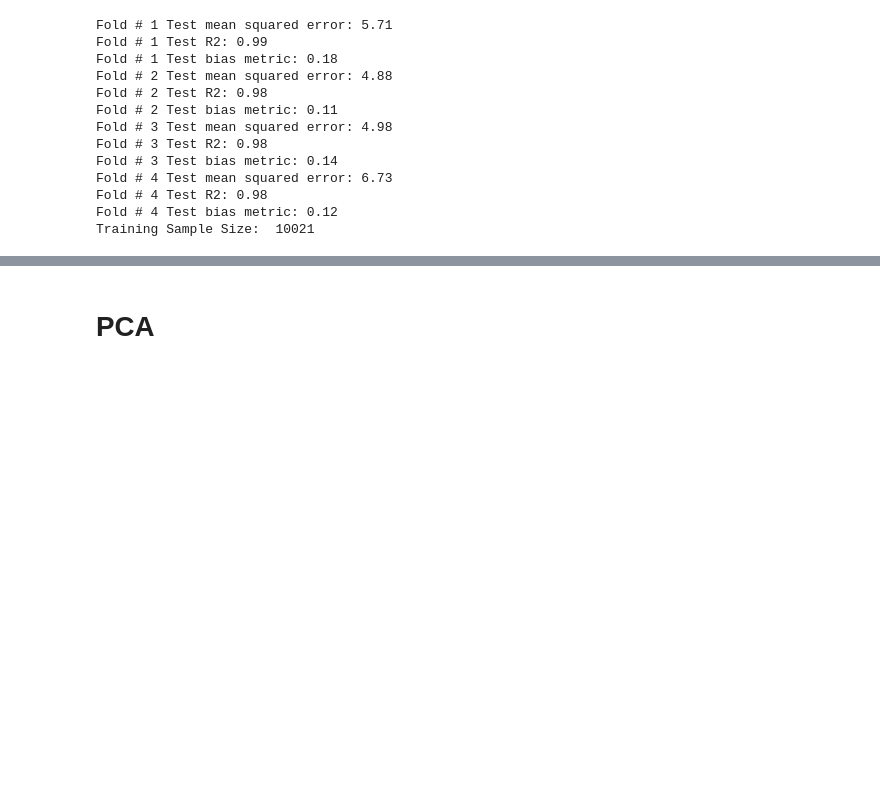
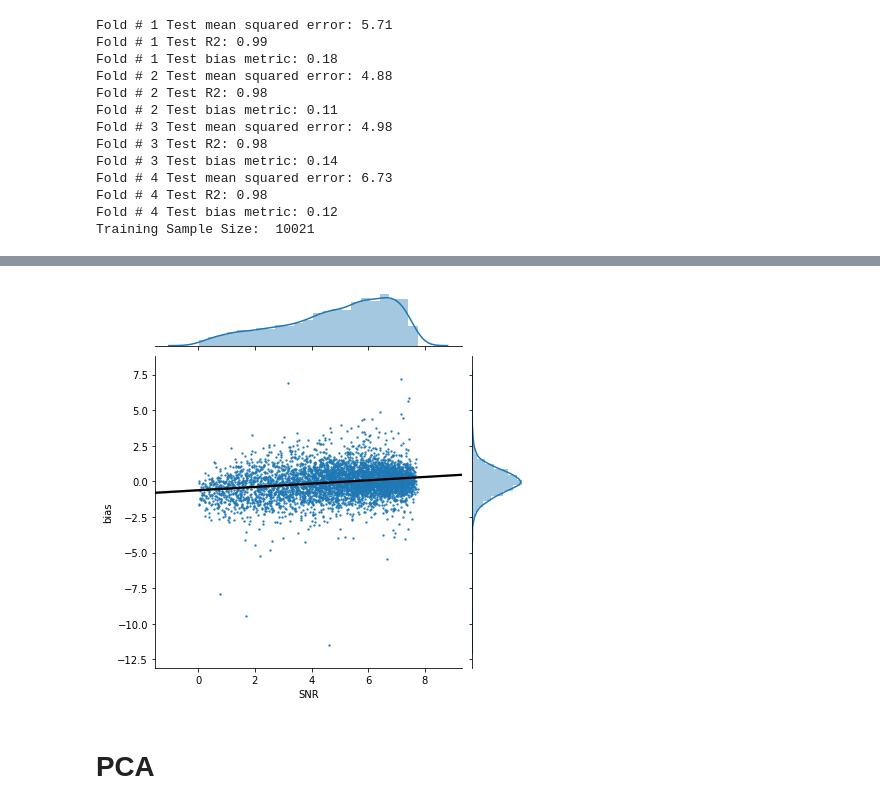
Before and after one commit to zweili/ml_project_2, a Jupyter notebook: project_2_merged.ipynb, the cells around one changed output, grey strips where cells are left out. Drawn from its saved outputs; the diff is of its cells as text; code cells hidden in the pictures; blank space fills up the shorter version.

```diff
--- a/project_2_merged.ipynb
+++ b/project_2_merged.ipynb
@@ -1090,3 +1092,7 @@ dtype: float64
+# %%
+bias_plot(y_te, y_pred_te, df_OCU_te)
+# %% [output]
+[figure, added]
 # %% [markdown]
 # PCA
 # %%
```
Also changed, not shown: parts of 27 cells of this notebook.
